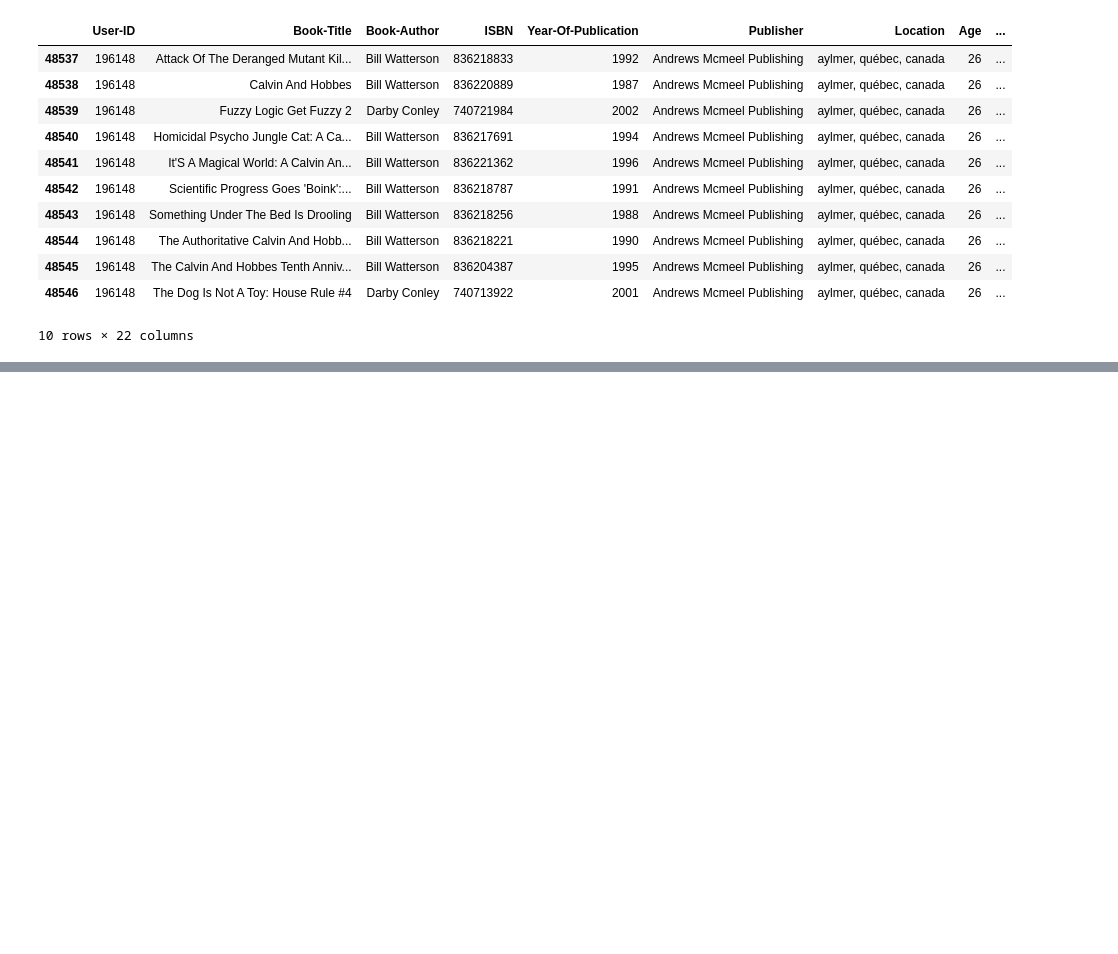
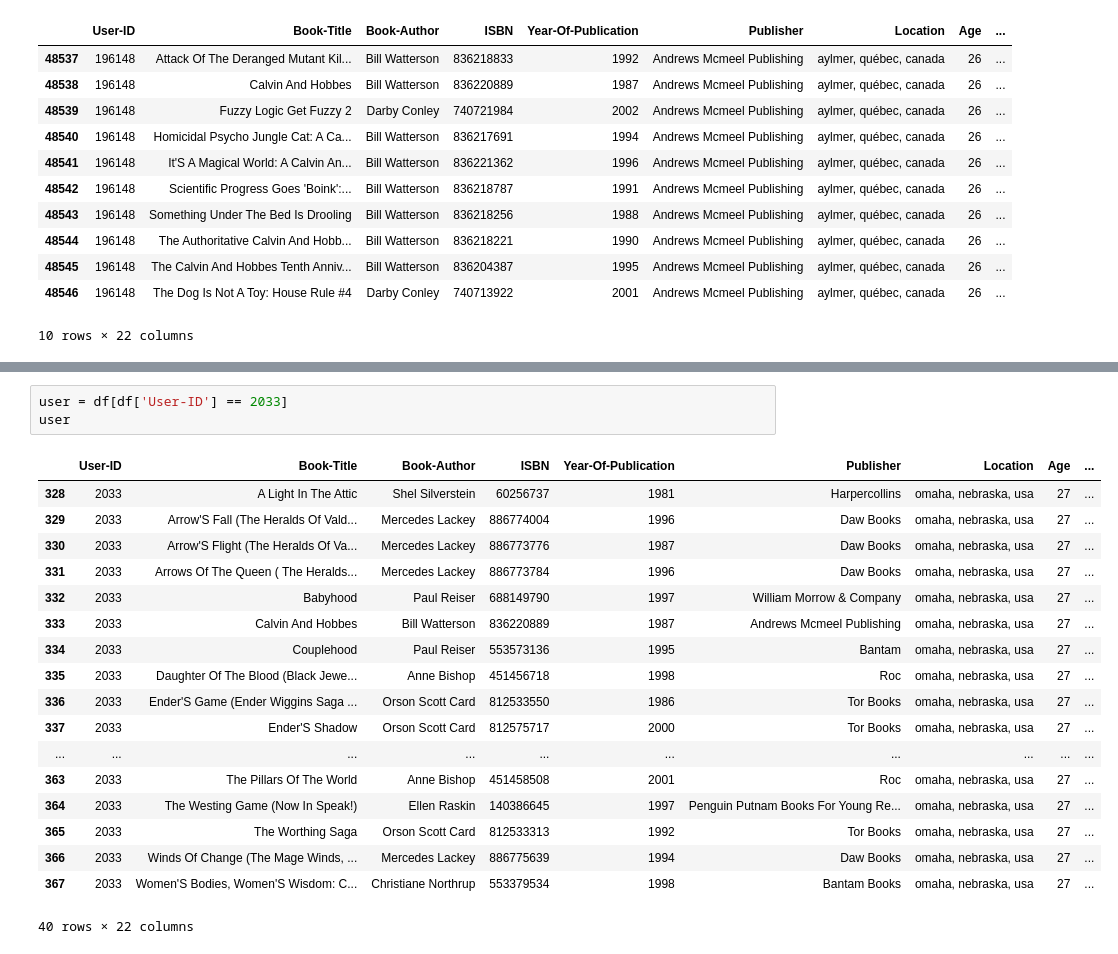
Before and after one commit to cherylrosenberg/di-book-recommendation, a Jupyter notebook: data_cleansing/data_analysis.ipynb, the cells around one changed output, grey strips where cells are left out. Drawn from its saved outputs; the diff is of its cells as text; blank space fills up the shorter version.

```diff
--- a/data_cleansing/data_analysis.ipynb
+++ b/data_cleansing/data_analysis.ipynb
@@ -387,0 +388,22 @@ books_df.head(20)
+# %%
+user = df[df['User-ID'] == 2033]
+user
+# %% [output]
+|  | User-ID | Book-Title | Book-Author | ISBN | Year-Of-Publication | Publisher | Location | Age | ... |
+| 328 | 2033 | A Light In The Attic | Shel Silverstein | 60256737 | 1981 | Harpercollins | omaha, nebraska, usa | 27 | ... |
+| 329 | 2033 | Arrow'S Fall (The Heralds Of Vald... | Mercedes Lackey | 886774004 | 1996 | Daw Books | omaha, nebraska, usa | 27 | ... |
+| 330 | 2033 | Arrow'S Flight (The Heralds Of Va... | Mercedes Lackey | 886773776 | 1987 | Daw Books | omaha, nebraska, usa | 27 | ... |
+| 331 | 2033 | Arrows Of The Queen ( The Heralds... | Mercedes Lackey | 886773784 | 1996 | Daw Books | omaha, nebraska, usa | 27 | ... |
+| 332 | 2033 | Babyhood | Paul Reiser | 688149790 | 1997 | William Morrow & Company | omaha, nebraska, usa | 27 | ... |
+| 333 | 2033 | Calvin And Hobbes | Bill Watterson | 836220889 | 1987 | Andrews Mcmeel Publishing | omaha, nebraska, usa | 27 | ... |
+| 334 | 2033 | Couplehood | Paul Reiser | 553573136 | 1995 | Bantam | omaha, nebraska, usa | 27 | ... |
+| 335 | 2033 | Daughter Of The Blood (Black Jewe... | Anne Bishop | 451456718 | 1998 | Roc | omaha, nebraska, usa | 27 | ... |
+| 336 | 2033 | Ender'S Game (Ender Wiggins Saga ... | Orson Scott Card | 812533550 | 1986 | Tor Books | omaha, nebraska, usa | 27 | ... |
+| 337 | 2033 | Ender'S Shadow | Orson Scott Card | 812575717 | 2000 | Tor Books | omaha, nebraska, usa | 27 | ... |
+| ... | ... | ... | ... | ... | ... | ... | ... | ... | ... |
+| 363 | 2033 | The Pillars Of The World | Anne Bishop | 451458508 | 2001 | Roc | omaha, nebraska, usa | 27 | ... |
+| 364 | 2033 | The Westing Game (Now In Speak!) | Ellen Raskin | 140386645 | 1997 | Penguin Putnam Books For Young Re... | omaha, nebraska, usa | 27 | ... |
+| 365 | 2033 | The Worthing Saga | Orson Scott Card | 812533313 | 1992 | Tor Books | omaha, nebraska, usa | 27 | ... |
+| 366 | 2033 | Winds Of Change (The Mage Winds, ... | Mercedes Lackey | 886775639 | 1994 | Daw Books | omaha, nebraska, usa | 27 | ... |
+| 367 | 2033 | Women'S Bodies, Women'S Wisdom: C... | Christiane Northrup | 553379534 | 1998 | Bantam Books | omaha, nebraska, usa | 27 | ... |
+40 rows × 22 columns
```
Also changed, not shown: parts of 1 cell of this notebook, 1 other file.
